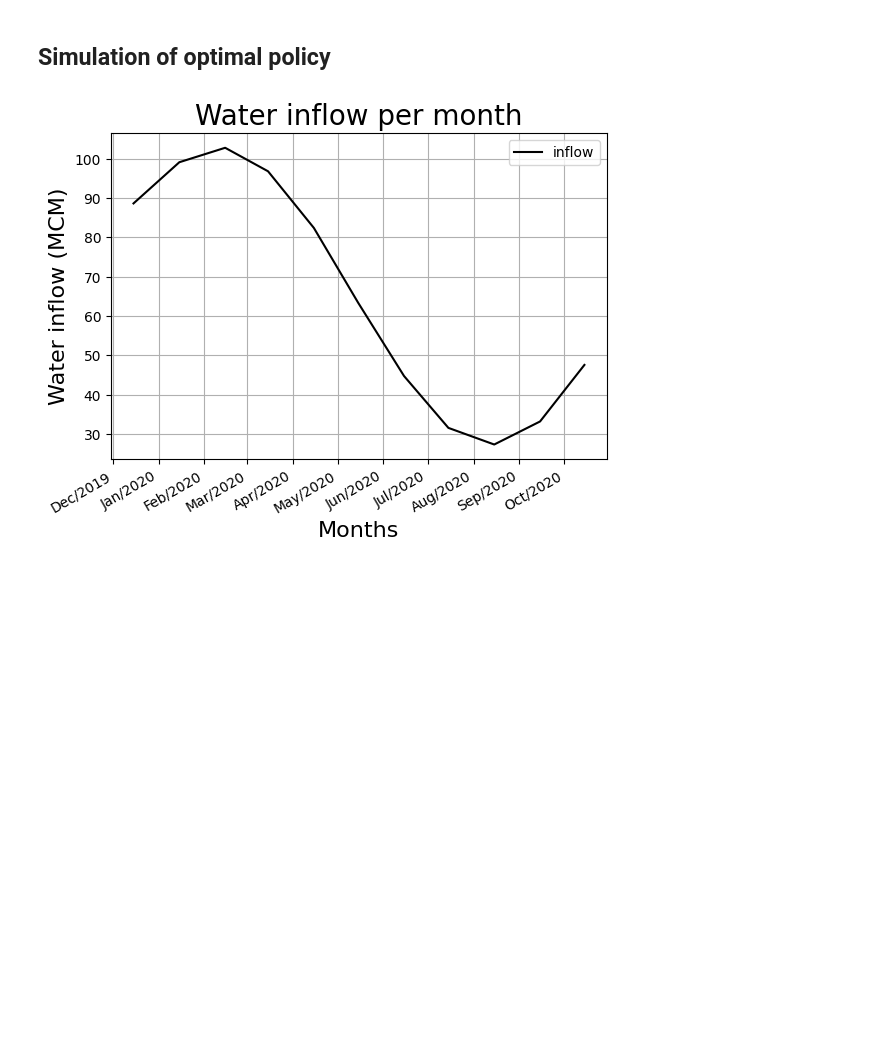
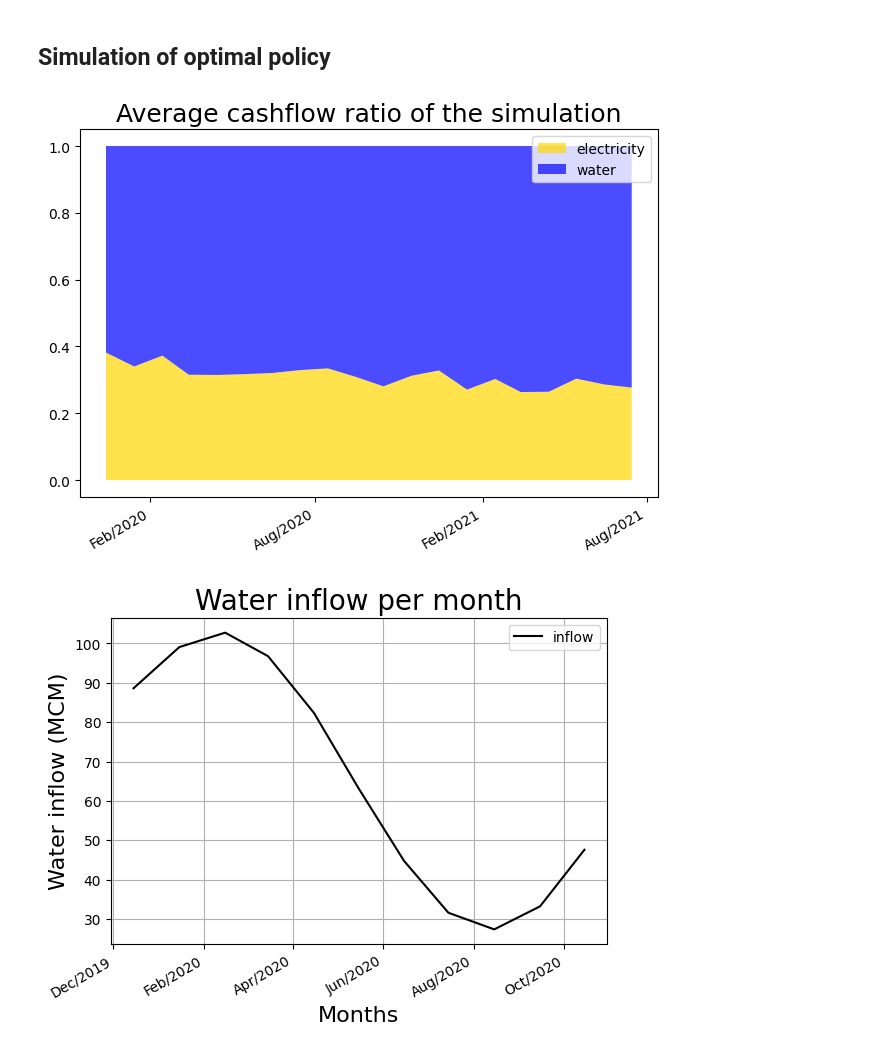
Before and after one commit to igseg/water, a Jupyter notebook: Final_models_data.ipynb, the cells around one changed output. Cells and saved outputs as stored; diff of their text form; code cells hidden in the pictures; blank space fills up the shorter version.

```diff
--- a/Final_models_data.ipynb
+++ b/Final_models_data.ipynb
@@ -1998,4 +2177,28 @@ for s in range(S-10):
     if s % 12 == 11:
         l.append(f'Nov{19+math.ceil(s/12)}')
 # %%
-l = ts_forecast.index.values[time_0-1:time_0 + S-10]
+l = ts_forecast.index.values[time_0-1:time_0 + S]
+# %%
+cut = sim_cf_e.mean(axis= 0) / (sim_cf_e.mean(axis= 0) +   sim_cf_w.mean(axis= 0))
+
+bot = np.zeros(len(cut))
+top = np.ones(len(cut))
+
+fig, (ax) = plt.subplots(1, 1, sharex=True)
+
+ax.xaxis.set_major_formatter(mdates.DateFormatter('%b/%Y'))
+ax.xaxis.set_major_locator(mdates.MonthLocator(interval=6))
+
+ax.fill_between(l, bot, cut, where=cut >= bot, facecolor='gold', interpolate = True, alpha = 0.7, label= 'electricity')
+ax.fill_between(l, top, cut, where=top >= cut, facecolor='blue', interpolate = True, alpha = 0.7, label= 'water')
+
+plt.legend()
+plt.title('Average cashflow ratio of the simulation',fontdict={'size':'18'})
+
+plt.gcf().autofmt_xdate()
+plt.tight_layout()
+plt.savefig('Figures/paper/cf_ratios.pdf', format='pdf')
+
+plt.show()
+# %% [output]
+[figure, added]
@@ -2003,7 +2208,7 @@ l = ts_forecast.index.values[time_0-1:time_0 + S-10]
 ax = plt.gca()
 
 ax.xaxis.set_major_formatter(mdates.DateFormatter('%b/%Y'))
-ax.xaxis.set_major_locator(mdates.MonthLocator(interval=1))
+ax.xaxis.set_major_locator(mdates.MonthLocator(interval=interval))
 
 plt.plot(l, inflow[0,:-10], color = 'black', label = 'inflow')
 # plt.locator_params(axis='x', nbins=10)
@@ -2018,7 +2223,7 @@ plt.title('Water inflow per month',fontdict={'size':'20'})
 # plt.savefig('Figures/paper/water_inflow.pdf', format='pdf')
 plt.show()
 # %% [output]
-[figure, old version]
+[figure, new version]
 # %%
 mr            = True
 one_component = False
```
Also changed, not shown: parts of 16 cells of this notebook.
